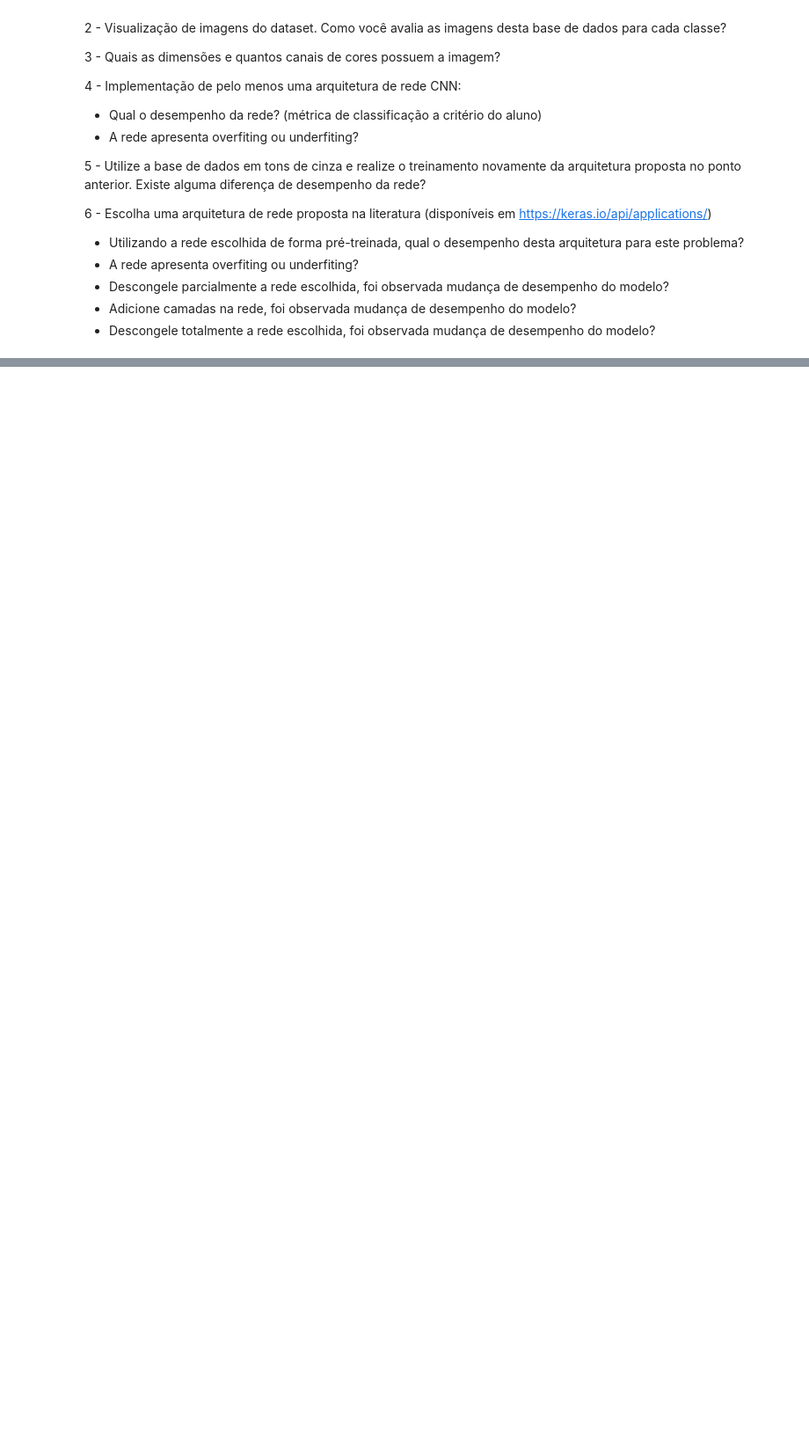
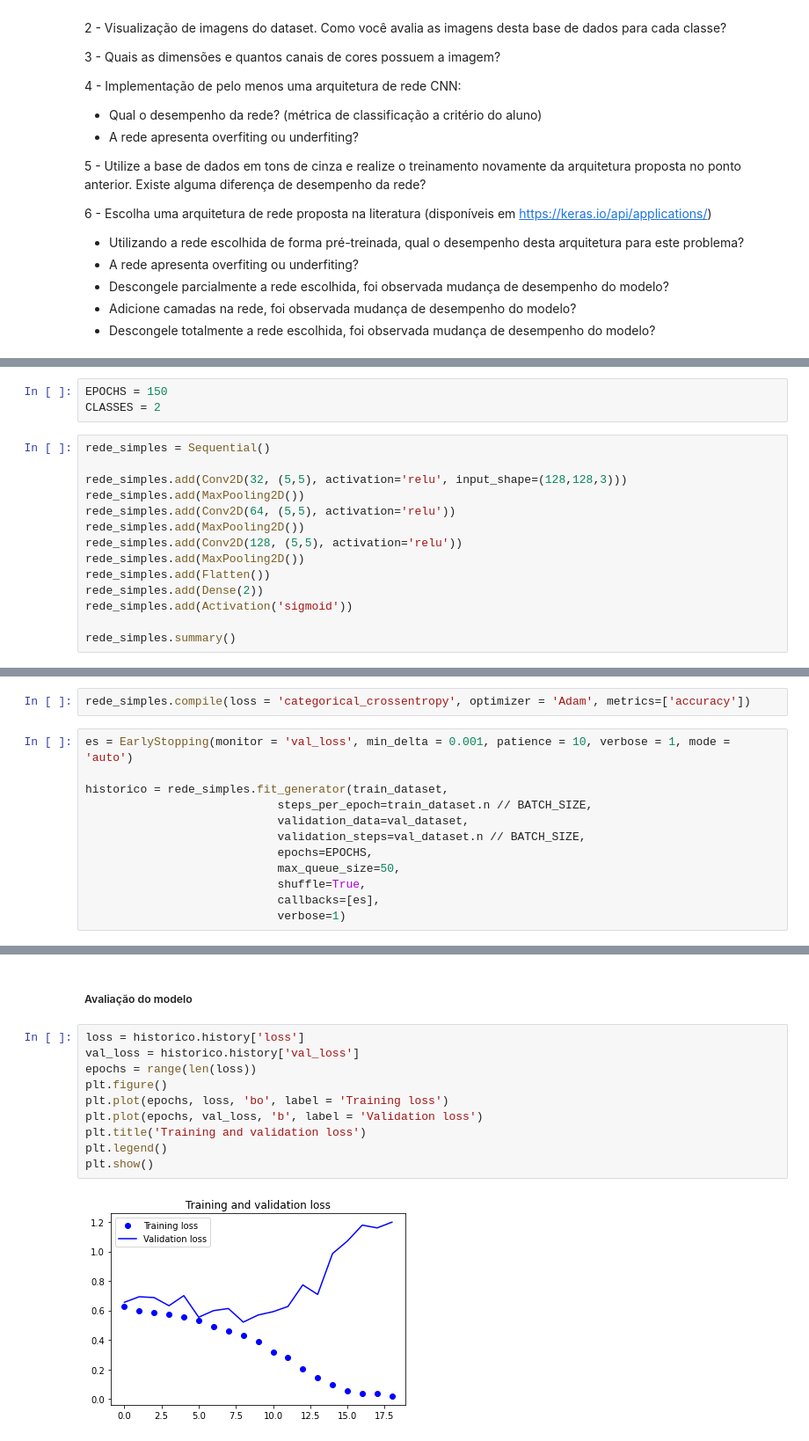
Before and after one commit to fernandakawasaki/cnn-pet-dataset, a Jupyter notebook: Redes_Convolucionais.ipynb, the cells around one changed output, grey strips where cells are left out. Shown at 88% size. Saved outputs shown, nothing was run; the diff lists cells and outputs as text; blank space fills up the shorter version.

```diff
--- a/Redes_Convolucionais.ipynb
+++ b/Redes_Convolucionais.ipynb
@@ -56,0 +340,17 @@ Para implementação dessa solução, as seguintes etapas deverão ser realizada
+# %%
+EPOCHS = 150
+CLASSES = 2
+# %%
+rede_simples = Sequential()
+
+rede_simples.add(Conv2D(32, (5,5), activation='relu', input_shape=(128,128,3)))
+rede_simples.add(MaxPooling2D())
+rede_simples.add(Conv2D(64, (5,5), activation='relu'))
+rede_simples.add(MaxPooling2D())
+rede_simples.add(Conv2D(128, (5,5), activation='relu'))
+rede_simples.add(MaxPooling2D())
+rede_simples.add(Flatten())
+rede_simples.add(Dense(2))
+rede_simples.add(Activation('sigmoid'))
+
+rede_simples.summary()
@@ -56,0 +375,14 @@ Para implementação dessa solução, as seguintes etapas deverão ser realizada
+# %%
+rede_simples.compile(loss = 'categorical_crossentropy', optimizer = 'Adam', metrics=['accuracy'])
+# %%
+es = EarlyStopping(monitor = 'val_loss', min_delta = 0.001, patience = 10, verbose = 1, mode = 'auto')
+
+historico = rede_simples.fit_generator(train_dataset,
+                            steps_per_epoch=train_dataset.n // BATCH_SIZE,
+                            validation_data=val_dataset,
+                            validation_steps=val_dataset.n // BATCH_SIZE,
+                            epochs=EPOCHS,
+                            max_queue_size=50,
+                            shuffle=True,
+                            callbacks=[es],
+                            verbose=1)
@@ -56,0 +409,14 @@ Para implementação dessa solução, as seguintes etapas deverão ser realizada
+# %% [markdown]
+##### Avaliação do modelo
+# %%
+loss = historico.history['loss']
+val_loss = historico.history['val_loss']
+epochs = range(len(loss))
+plt.figure()
+plt.plot(epochs, loss, 'bo', label = 'Training loss')
+plt.plot(epochs, val_loss, 'b', label = 'Validation loss')
+plt.title('Training and validation loss')
+plt.legend()
+plt.show()
+# %% [output]
+[figure, added]
```
Also changed, not shown: parts of 157 cells of this notebook.
